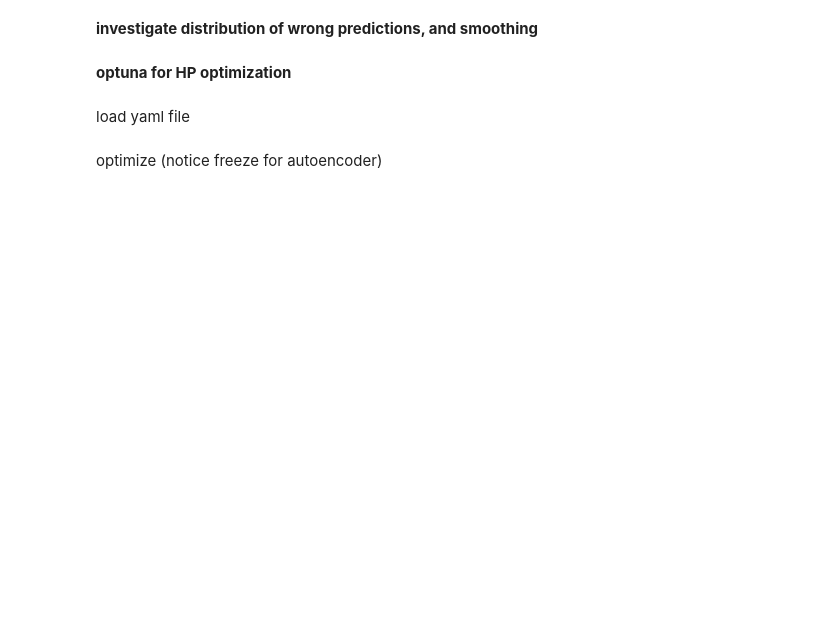
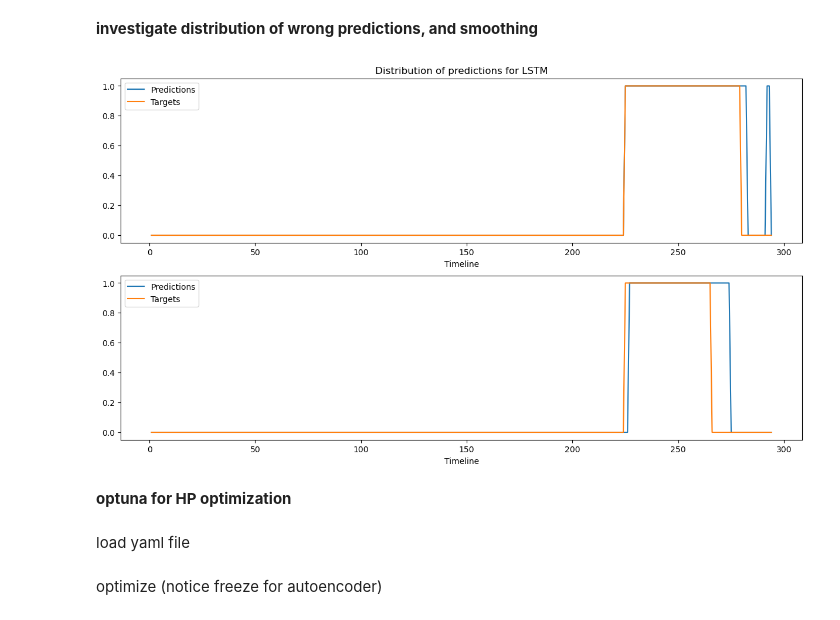
Before and after one commit to hex41434/TimeSeriesClassification, a Jupyter notebook: LSTM.ipynb, the cells around one changed output. Cells and saved outputs as stored; diff of their text form; code cells hidden in the pictures; blank space fills up the shorter version.

Commit message:
add pred_plots

```diff
--- a/LSTM.ipynb
+++ b/LSTM.ipynb
@@ -132,7 +202,7 @@ features_mini = features.filter(f_)
 # %% [markdown]
 read yaml config file
 # %%
-with open('config.yaml') as f:
+with open('config_LSTM.yaml') as f:
     hyperparams = yaml.load(f,SafeLoader)
 
 under_window = hyperparams['sample_segment']['under_window']
@@ -207,7 +281,7 @@ print(x_train.shape,x_valid.shape,x_test.shape)
 # %% [markdown]
 read config file
 # %%
-with open('config.yaml') as f:
+with open('config_LSTM.yaml') as f:
     hyperparams = yaml.load(f,SafeLoader)
 
 epochs = hyperparams['model']['epochs']
@@ -350,15 +460,18 @@ print(f'recall [window]: {recall_score(test_targets[:,1],test_preds[:,1])}\n')
 # %%
 #### single label
 # ## plot targets vs predictions person
 # plot_distribution(test_targets,test_preds,'person')
 # ## plot FP, FN
 # plot_fp_fn(test_targets,test_preds,'person')
 #############################################################################################################
 ### smoothing
 # test_preds = smoothing_predictions(test_preds,2)
 ###############################################################################################################
 #### multi label
-plot_distribution_both(test_targets,test_preds, network)
+
+fig = plot_distribution_both(test_targets,test_preds, network)
+# %% [output]
+[figure, added]
 # %% [markdown]
 **optuna for HP optimization**
 # %% [markdown]
```
Also changed, not shown: parts of 16 cells of this notebook, 6 other files.
